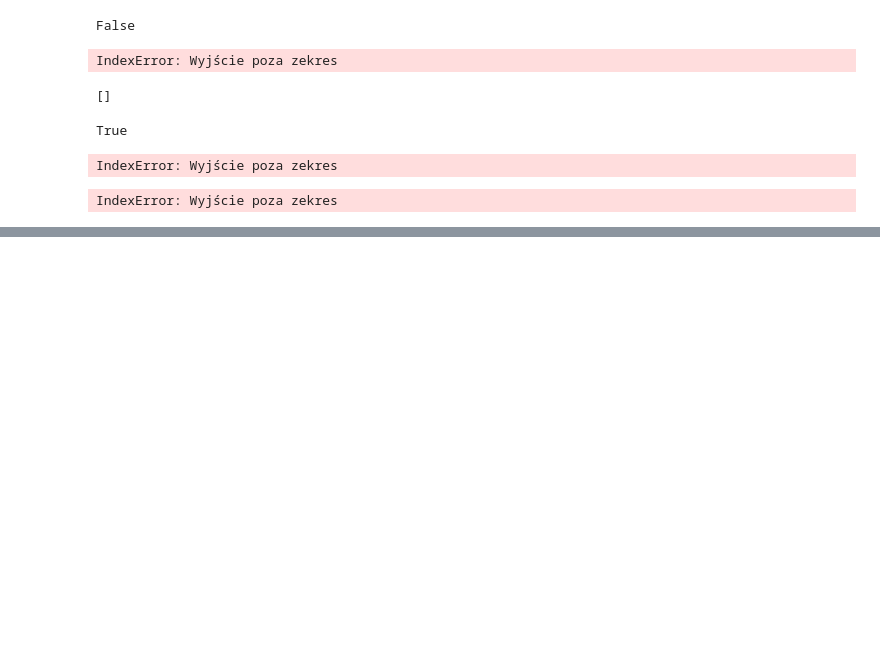
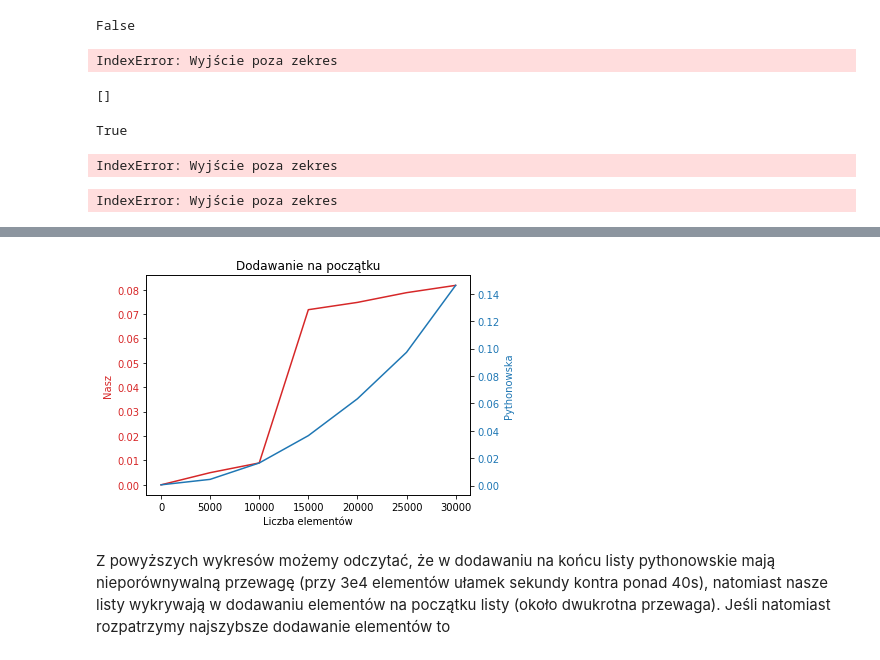
Before and after one commit to KacperBudnik/AiSD, a Jupyter notebook: List 4/Untitled.ipynb, the cells around one changed output, grey strips where cells are left out. Drawn from its saved outputs; the diff is of its cells as text; code cells hidden in the pictures; blank space fills up the shorter version.

```diff
--- a/List 4/Untitled.ipynb
+++ b/List 4/Untitled.ipynb
@@ -964,0 +1100,26 @@ IndexError: Wyjście poza zekres
+# %%
+t = range(30000)
+fig, ax1 = plt.subplots()
+
+plt.title("Dodawanie na początku")
+
+color = 'tab:red'
+ax1.set_xlabel('Liczba elementów')
+ax1.set_ylabel('Nasz', color=color)
+ax1.plot(t[::4999], nasz_pocz[::4999], color=color)
+ax1.tick_params(axis='y', labelcolor=color)
+
+ax2 = ax1.twinx()  # instantiate a second axes that shares the same x-axis
+
+color = 'tab:blue'
+ax2.set_ylabel('Pythonowska', color=color)  # we already handled the x-label with ax1
+ax2.plot(t[::4999], pyt_pocz[::4999], color=color)
+ax2.tick_params(axis='y', labelcolor=color)
+
+fig.tight_layout()  # otherwise the right y-label is slightly clipped
+plt.show()
+# %% [output]
+[figure, added]
+# %% [markdown]
+Z powyższych wykresów możemy odczytać, że w dodawaniu na końcu listy pythonowskie mają nieporównywalną przewagę (przy 3e4 elementów ułamek sekundy kontra ponad 40s), natomiast nasze listy wykrywają w dodawaniu elementów na początku listy (około dwukrotna przewaga).
+Jeśli natomiast rozpatrzymy najszybsze dodawanie elementów to
```
Also changed, not shown: parts of 50 cells of this notebook.
